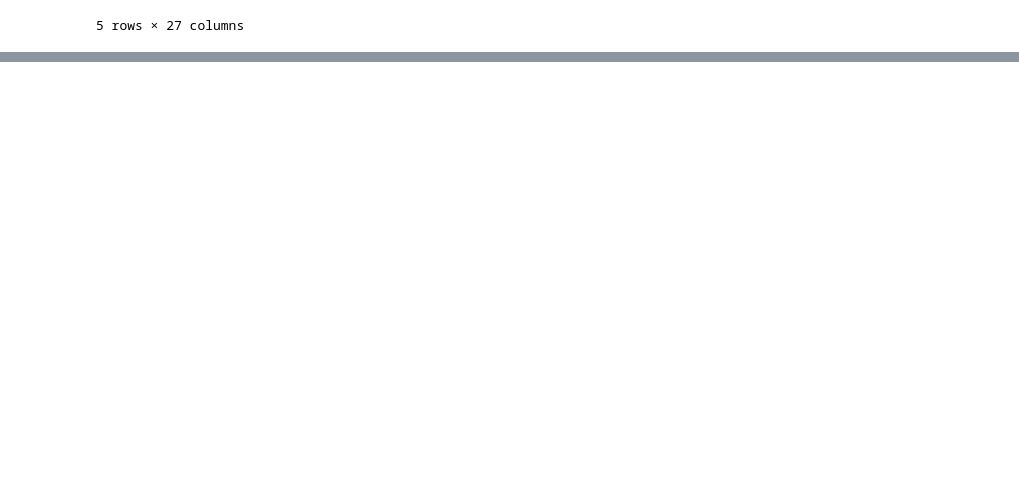
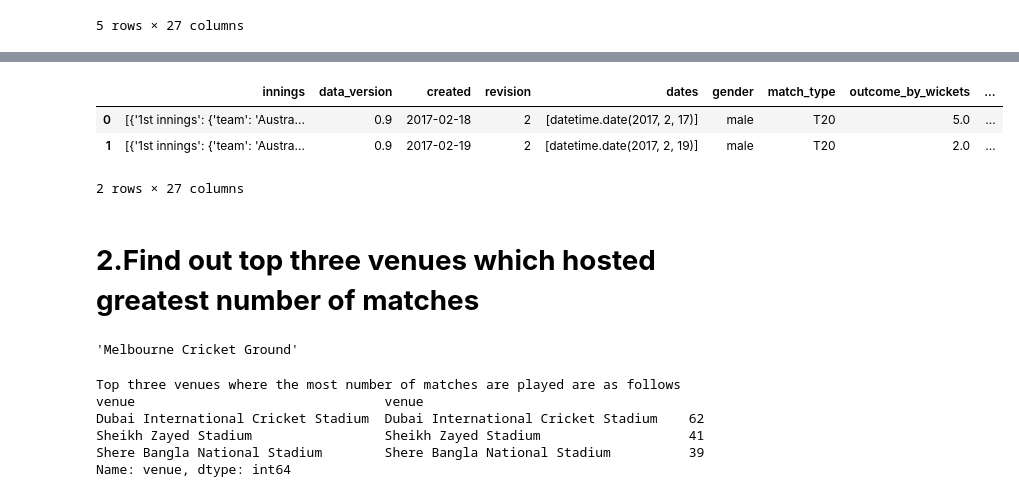
Before and after one commit to avigangarde/Self-project---Cricket-scorecard, a Jupyter notebook: Self_Project_Cricket_Scorecard.ipynb, the cells around one changed output, grey strips where cells are left out. Cells and saved outputs as stored; diff of their text form; code cells hidden in the pictures; blank space fills up the shorter version.

```diff
--- a/Self_Project_Cricket_Scorecard.ipynb
+++ b/Self_Project_Cricket_Scorecard.ipynb
@@ -47,0 +85,3 @@ df.head()
+# %%
+# Now replacing the column names as per given ( . will be replaced by the _ and so on)
+df.columns=[x.replace('.','_').replace('info_','').replace('meta_','') for x in list(df.columns)]
@@ -47,0 +100,15 @@ df.head()
+# %%
+df.head(2)
+# %% [output]
+|  | innings | data_version | created | revision | dates | gender | match_type | outcome_by_wickets | ... |
+| 0 | [{'1st innings': {'team': 'Austra... | 0.9 | 2017-02-18 | 2 | [datetime.date(2017, 2, 17)] | male | T20 | 5.0 | ... |
+| 1 | [{'1st innings': {'team': 'Austra... | 0.9 | 2017-02-19 | 2 | [datetime.date(2017, 2, 19)] | male | T20 | 2.0 | ... |
+2 rows × 27 columns
+# %% [markdown]
+# **2.Find out top three venues which hosted greatest number of matches**
+# %%
+# lets make non null dataframe of the venue columns
+non_null_venue= df[~df['venue']. isna()]
+non_null_venue.loc[0,'venue']
+# %% [output]
+'Melbourne Cricket Ground'
@@ -47,0 +118,9 @@ df.head()
+# %%
+print(f'Top three venues where the most number of matches are played are as follows \n{top_three_venues}')
+# %% [output]
+Top three venues where the most number of matches are played are as follows
+venue                                venue
+Dubai International Cricket Stadium  Dubai International Cricket Stadium    62
+Sheikh Zayed Stadium                 Sheikh Zayed Stadium                   41
+Shere Bangla National Stadium        Shere Bangla National Stadium          39
+Name: venue, dtype: int64
```
Also changed, not shown: parts of 32 cells of this notebook.
